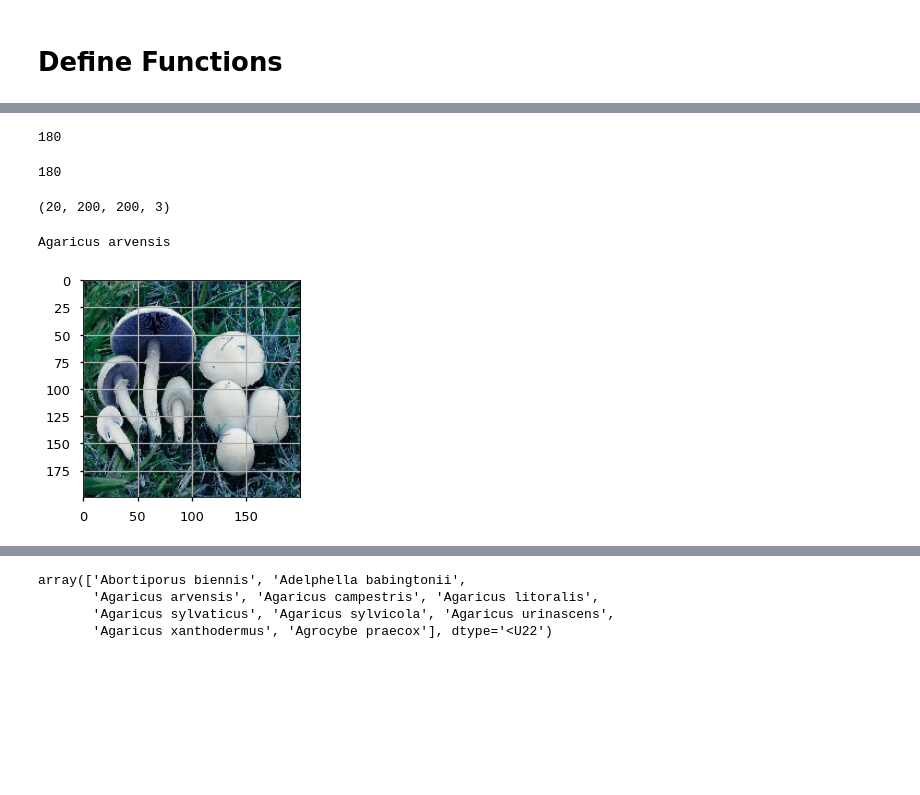
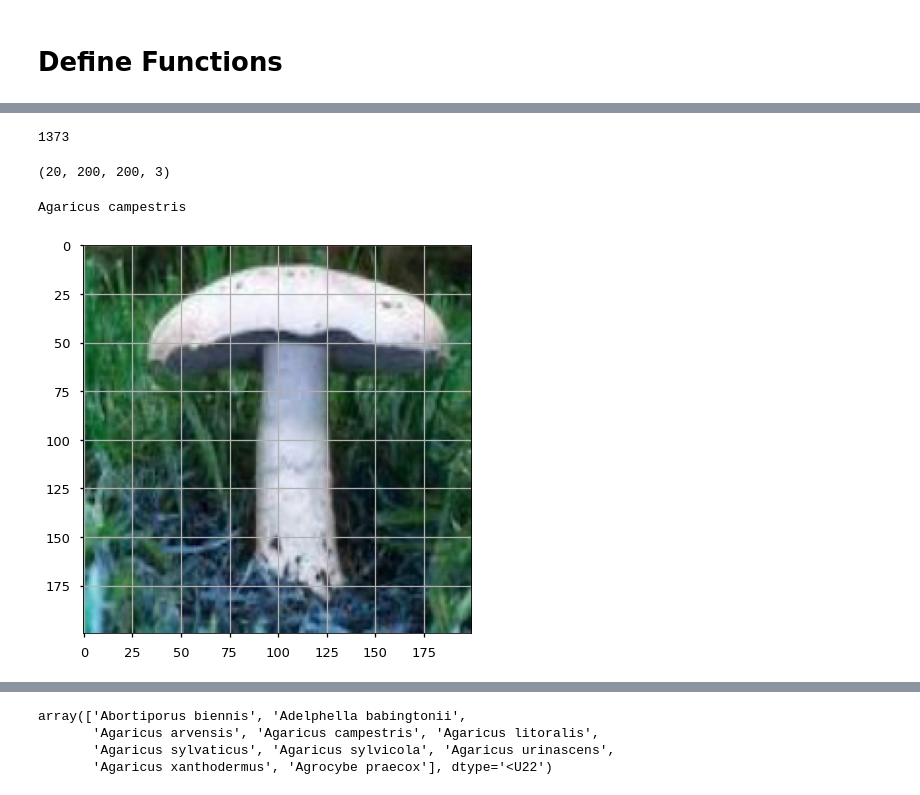
Before and after one commit to JaimeRedondo/Command_line_Linux_shell, a Jupyter notebook: Mushrooms_Classification.ipynb, the cells around one changed output, grey strips where cells are left out. Saved outputs shown, nothing was run; the diff lists cells and outputs as text; code cells hidden in the pictures; blank space fills up the shorter version.

```diff
--- a/Mushrooms_Classification.ipynb
+++ b/Mushrooms_Classification.ipynb
@@ -310,26 +290,14 @@ test_labels
-# %%
-train_images, train_labels=list(train_images),list(train_labels)
+# %%
+train_labels = list(train_labels)
 # %%
-lista_nueva_images=[]
-for element in range(0,len(train_images),20):
-  lista_partida = train_images[element:element+20]
-  lista_partida = lista_partida[2:]
-  lista_nueva_images.append(lista_partida)
+lista_nueva_labels=[]
+for element in range(0,len(train_labels),140):
+  lista_partida = train_labels[element:element+140]
+  lista_partida = lista_partida[1:7]+lista_partida[8:]
+  lista_nueva_labels.append(lista_partida)
 
-lista_nueva_images = [item for lista in lista_nueva_images for item in lista]
+lista_nueva_labels = [item for lista in lista_nueva_labels for item in lista]
 
-len(lista_nueva_images)
+len(lista_nueva_labels)
 # %% [output]
-180
+1373
-# %%
-lista_nueva_labels=[]
-for element in range(0,len(train_labels),20):
-  lista_partida = train_labels[element:element+20]
-  lista_partida = lista_partida[2:]
-  lista_nueva_labels.append(lista_partida)
-
-lista_nueva_labels = [item for lista in lista_nueva_labels for item in lista]
-
-len(lista_nueva_labels)
-# %% [output]
-180
@@ -341,11 +316,11 @@ train_images, train_labels, test_images, test_labels = np.array(lista_nueva_imag
 test_images.shape
 # %% [output]
 (20, 200, 200, 3)
-# %%
-plot_mushroom_image(39,train_images,train_labels)
-# %% [output]
-Agaricus arvensis
-[figure, removed]
+# %%
+plot_mushroom_image(7,test_images,test_labels)
+# %% [output]
+Agaricus campestris
+[figure, added]
 # %%
 train_labels.shape
 #cambiar formato nombres para que funcionen
```
Also changed, not shown: parts of 85 cells of this notebook.
